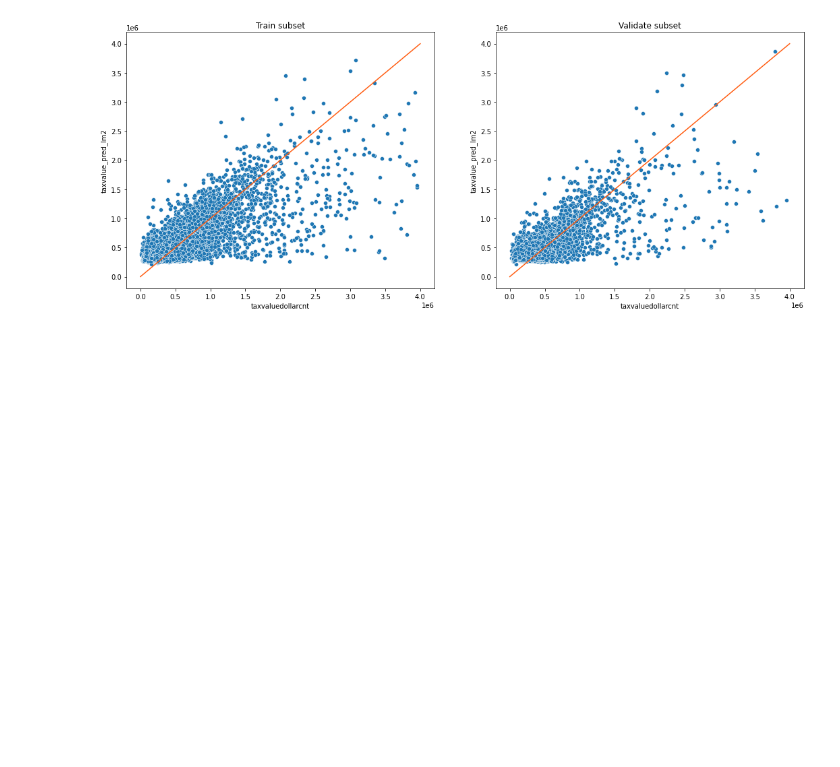
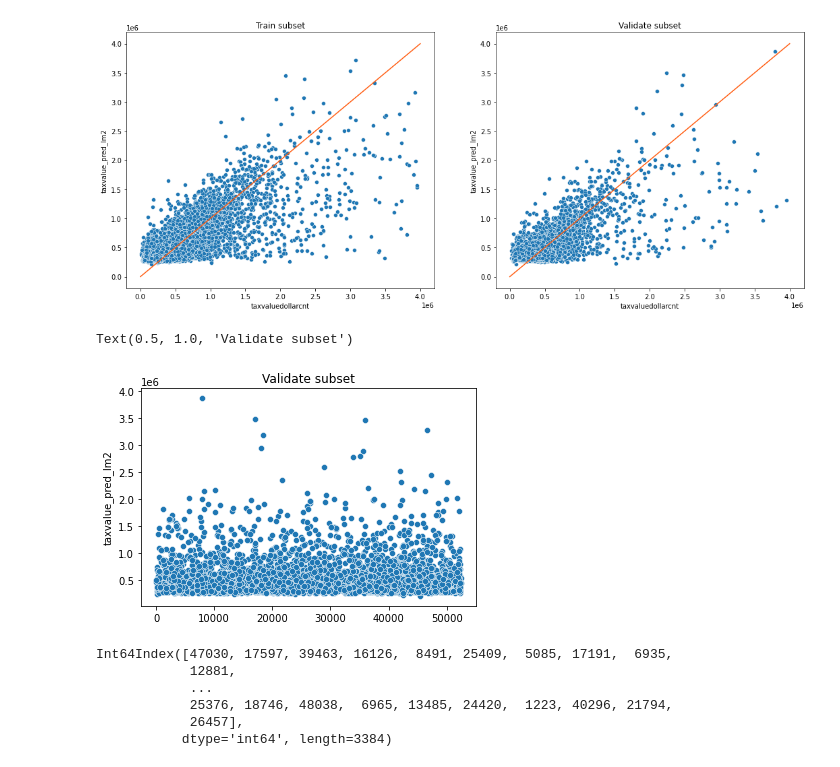
Before and after one commit to AndrewRachuig/zillow_regression_project, a Jupyter notebook: working-notebook.ipynb, the cells around one changed output. Saved outputs shown, nothing was run; the diff lists cells and outputs as text; code cells hidden in the pictures; blank space fills up the shorter version.

```diff
--- a/working-notebook.ipynb
+++ b/working-notebook.ipynb
@@ -1760,8 +1614,8 @@ pf_orange = PolynomialFeatures(degree=2)
 X_train_degree2_orange = pf_orange.fit_transform(X_train_orange)
 
 # transform X_validate_scaled & X_test_scaled
-X_validate_degree2_orange = pf.transform(X_validate_orange)
-X_test_degree2_orange = pf.transform(X_test_orange)
+X_validate_degree2_orange = pf_orange.transform(X_validate_orange)
+X_test_degree2_orange = pf_orange.transform(X_test_orange)
 
 # create the model
 lm2 = LinearRegression(normalize=True)
@@ -1901,3 +1729,19 @@ plt.title('Validate subset')
 plt.show()
 # %% [output]
 [figure]
+# %%
+sns.scatterplot(data = y_validate_orange, x = y_validate_orange.index, y = 'taxvalue_pred_lm2')
+# sns.lineplot(x=(0,4000000), y=(0,4000000), color = '#FF5E13')
+plt.title('Validate subset')
+# %% [output]
+Text(0.5, 1.0, 'Validate subset')
+[figure, added]
+# %%
+y_validate_orange.index
+# %% [output]
+Int64Index([47030, 17597, 39463, 16126,  8491, 25409,  5085, 17191,  6935,
+            12881,
+            ...
+            25376, 18746, 48038,  6965, 13485, 24420,  1223, 40296, 21794,
+            26457],
+           dtype='int64', length=3384)
```
Also changed, not shown: parts of 32 cells of this notebook.
